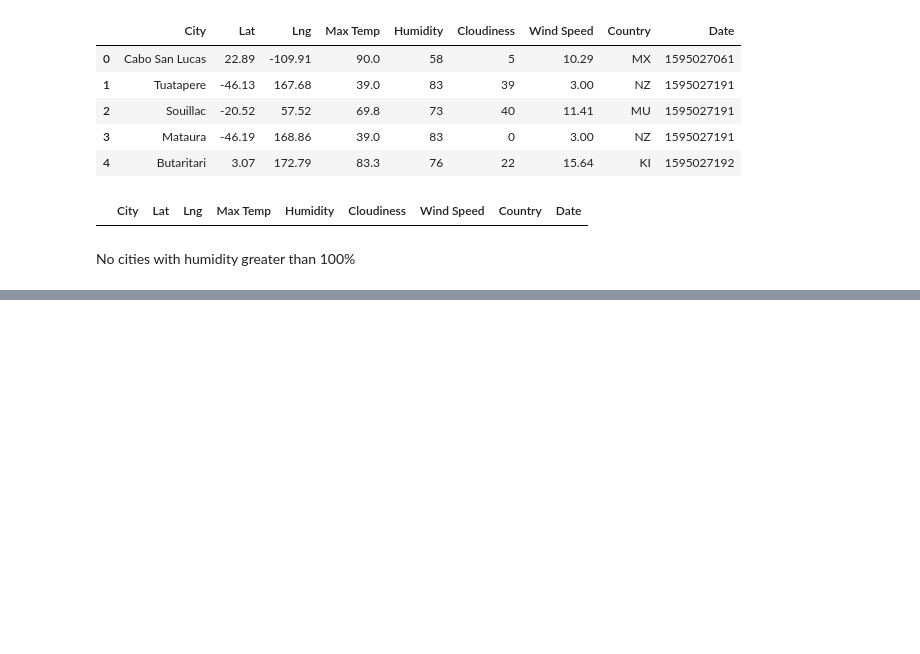
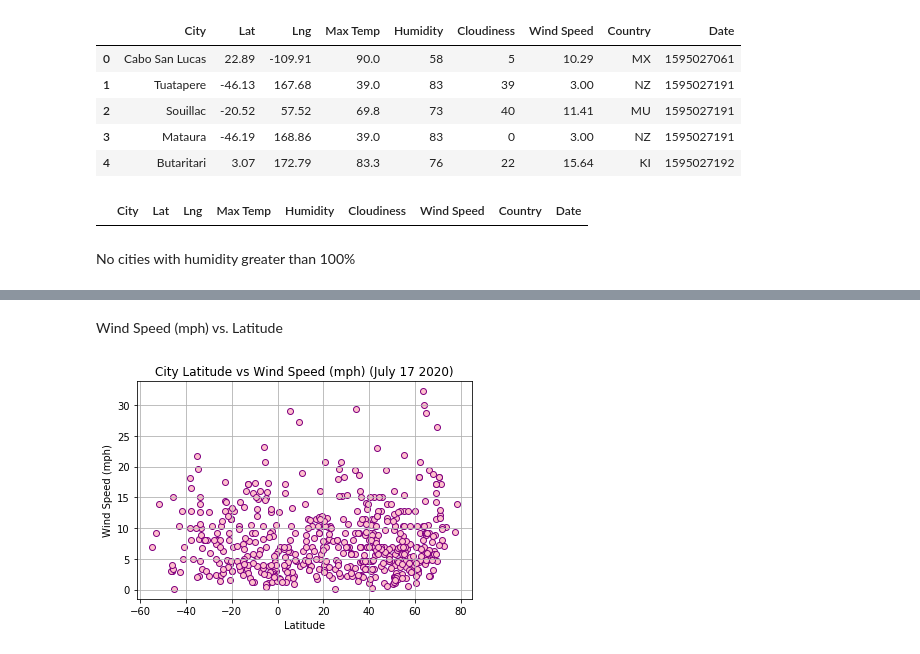
Before and after one commit to alissavokes/python-api-challenge, a Jupyter notebook: WeatherPy/WeatherPy.ipynb, the cells around one changed output, grey strips where cells are left out. Saved outputs shown, nothing was run; the diff lists cells and outputs as text; code cells hidden in the pictures; blank space fills up the shorter version.

```diff
--- a/WeatherPy/WeatherPy.ipynb
+++ b/WeatherPy/WeatherPy.ipynb
@@ -143,0 +190,15 @@ cities_df.to_csv("Output/city_data.csv", index=False, header=True)
+# %% [markdown]
+Wind Speed (mph) vs. Latitude
+# %%
+# Plot out wind speed (mph) versus latitude
+x_values = cities_df["Lat"]
+y_values = cities_df["Wind Speed"]
+plt.scatter(x_values,y_values, color="pink", edgecolors="purple")
+plt.xlabel("Latitude")
+plt.ylabel("Wind Speed (mph)")
+plt.title("City Latitude vs Wind Speed (mph) (July 17 2020)")
+plt.grid()
+plt.savefig("Images/windspeed_lat.png")
+plt.show()
+# %% [output]
+[figure, added]
```
Also changed, not shown: parts of 6 cells of this notebook.
